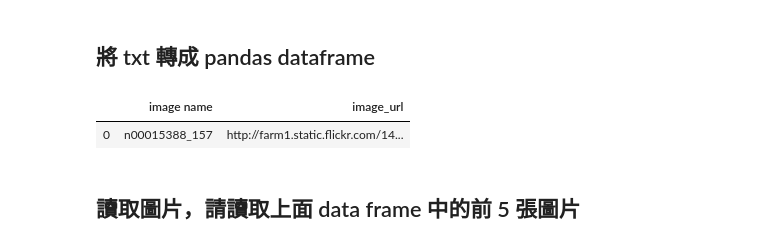
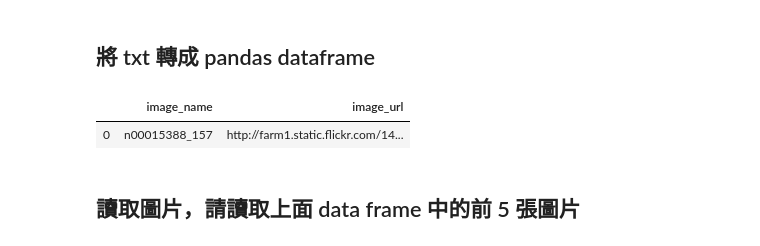
Before and after one commit to apeter0936/4th-ML100Days, a Jupyter notebook: Day_005-2_HW.ipynb, the cells around one changed output. Saved outputs shown, nothing was run; the diff lists cells and outputs as text; code cells hidden in the pictures.

```diff
--- a/Day_005-2_HW.ipynb
+++ b/Day_005-2_HW.ipynb
@@ -63,13 +63,13 @@ Split error
 # %%
 import pandas as pd
 
-arrange_data = {"image name": image_name,
+arrange_data = {"image_name": image_name,
                 "image_url": image_url}
 
 df = pd.DataFrame(arrange_data)
 df.head(1)
 # %% [output]
-|  | image name | image_url |
+|  | image_name | image_url |
 | 0 | n00015388_157 | http://farm1.static.flickr.com/14... |
 # %% [markdown]
 ## 讀取圖片，請讀取上面 data frame 中的前 5 張圖片
```
Also changed, not shown: parts of 1 cell of this notebook.
